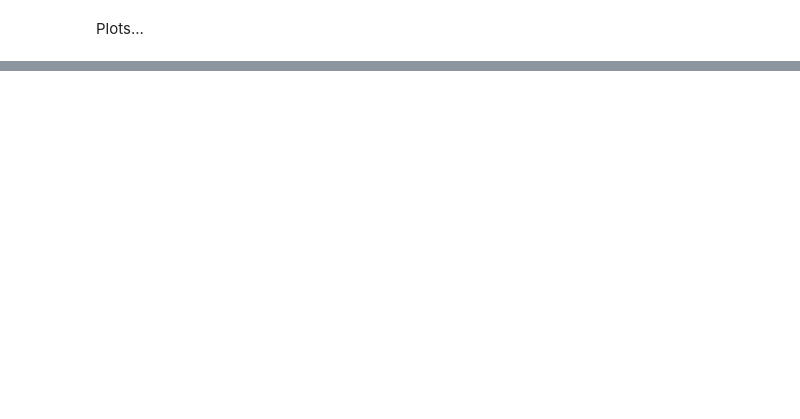
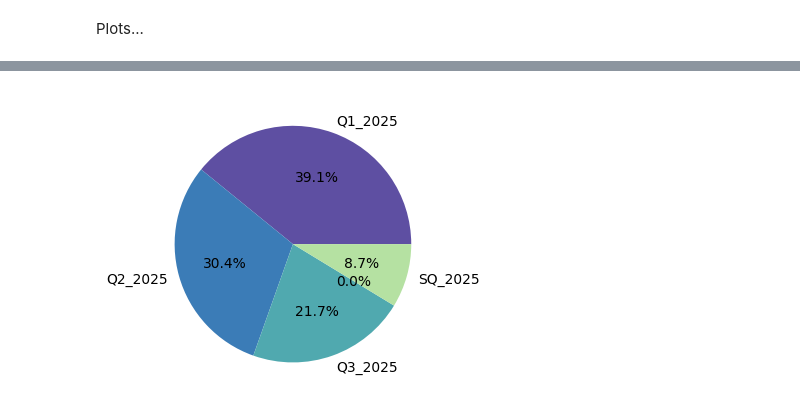
Before and after one commit to sierraporta/Scopus-Metrics-UTB, a Jupyter notebook: Script_Scopus_Investigaciones2.ipynb, the cells around one changed output, grey strips where cells are left out. Cells and saved outputs as stored; diff of their text form; code cells hidden in the pictures; blank space fills up the shorter version.

```diff
--- a/Script_Scopus_Investigaciones2.ipynb
+++ b/Script_Scopus_Investigaciones2.ipynb
@@ -280,8 +346,11 @@ plt.savefig("ETD1.png",dpi=300,bbox_inches='tight')
 # %%
 dat_ETD[["Q1_2025","Q2_2025","Q3_2025","Q4_2025","SQ_2025"]].T.sum(axis=1).plot.pie(autopct='%1.1f%%',
                                                                                     figsize=(4,4),
-                                                                                    explode=(0.,0.07,0.08,0.09,0.1),
+                                                                                    explode=(0.,0.0,0.0,0.0,0.),
                                                                                    colors=colors,
-                                                                                   shadow=True)
+                                                                                   shadow=False)
+plt.tight_layout()
 plt.savefig("ETD2.png",dpi=300,bbox_inches='tight')
 plt.show()
+# %% [output]
+[figure, added]
```
Also changed, not shown: parts of 7 cells of this notebook, 4 other files.
